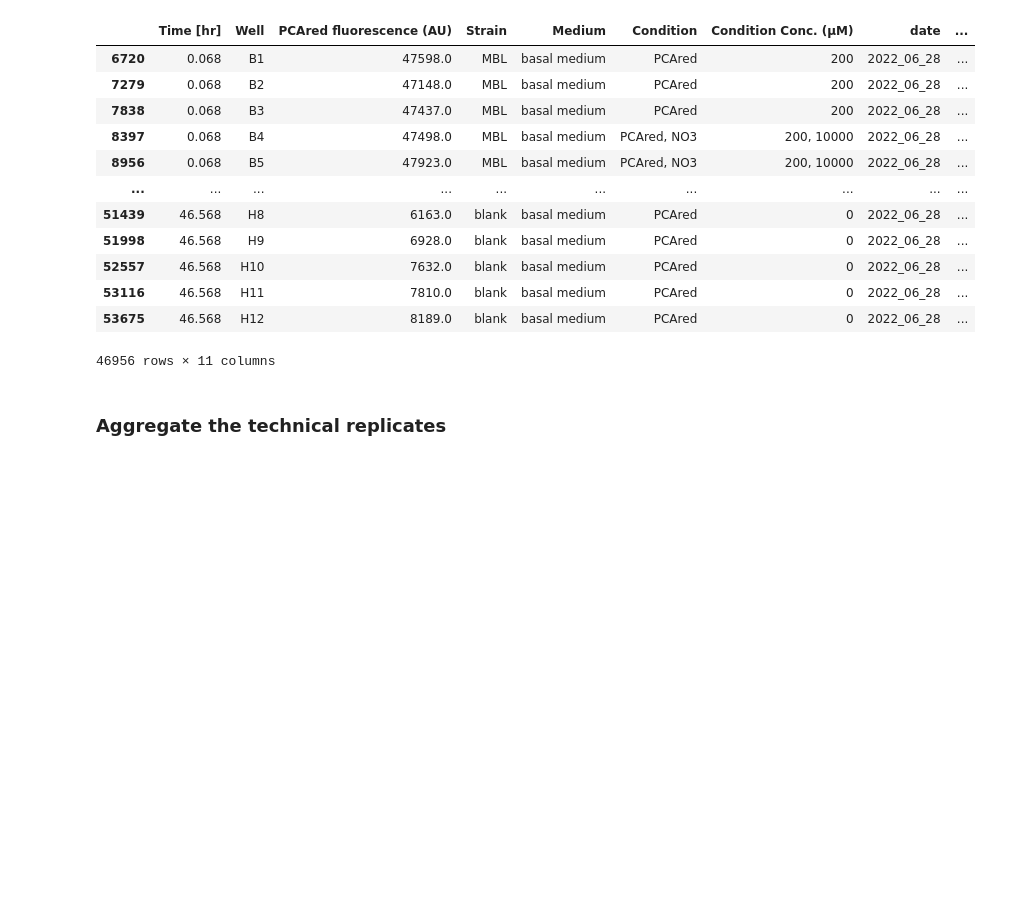
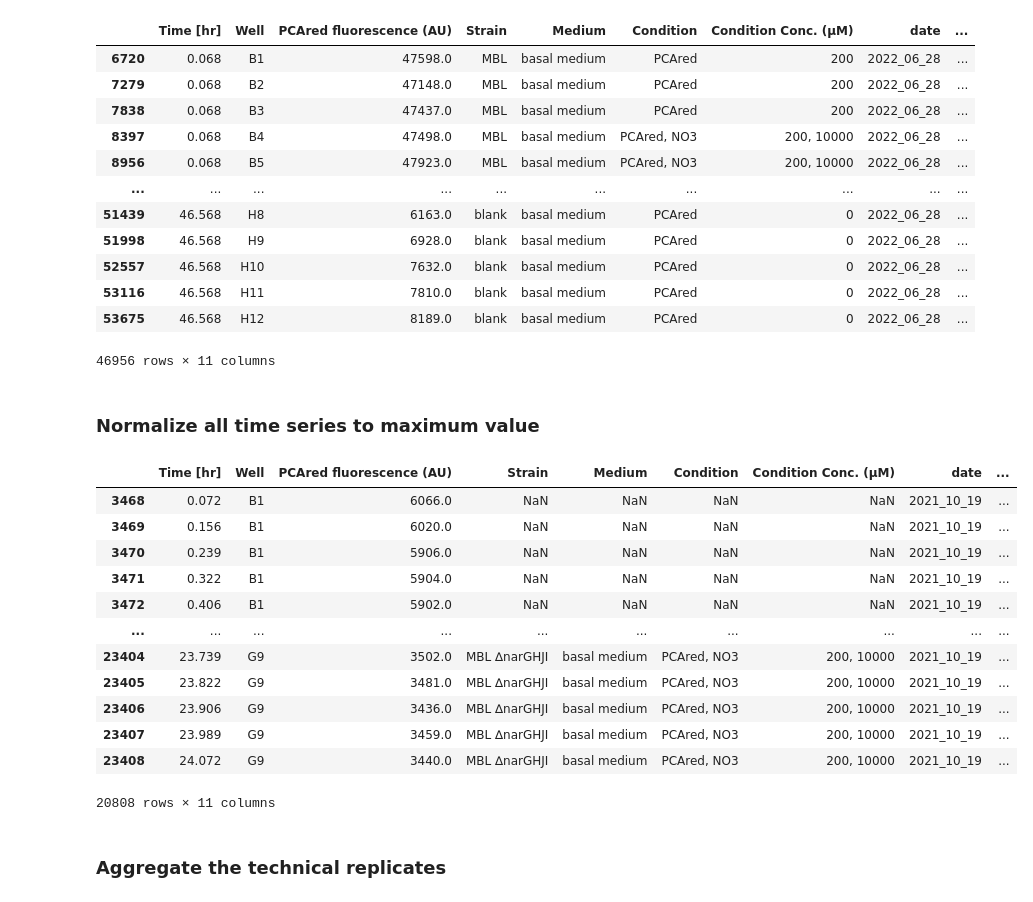
Before and after one commit to ltsypin/Cportucalensis_genetic_mech, a Jupyter notebook: genetic_mechanism_PCA_oxidation_analysis.ipynb, the cells around one changed output. Saved outputs shown, nothing was run; the diff lists cells and outputs as text; code cells hidden in the pictures; blank space fills up the shorter version.

```diff
--- a/genetic_mechanism_PCA_oxidation_analysis.ipynb
+++ b/genetic_mechanism_PCA_oxidation_analysis.ipynb
@@ -487,3 +487,5 @@ calibrated_dfs[8]
 | 53116 | 46.568 | H11 | 7810.0 | blank | basal medium | PCAred | 0 | 2022_06_28 | ... |
 | 53675 | 46.568 | H12 | 8189.0 | blank | basal medium | PCAred | 0 | 2022_06_28 | ... |
 46956 rows × 11 columns
+# %% [markdown]
+### Normalize all time series to maximum value
@@ -490,2 +519,18 @@ calibrated_dfs[8]
+# %%
+normalized_dfs[0]
+# %% [output]
+|  | Time [hr] | Well | PCAred fluorescence (AU) | Strain | Medium | Condition | Condition Conc. (µM) | date | ... |
+| 3468 | 0.072 | B1 | 6066.0 | NaN | NaN | NaN | NaN | 2021_10_19 | ... |
+| 3469 | 0.156 | B1 | 6020.0 | NaN | NaN | NaN | NaN | 2021_10_19 | ... |
+| 3470 | 0.239 | B1 | 5906.0 | NaN | NaN | NaN | NaN | 2021_10_19 | ... |
+| 3471 | 0.322 | B1 | 5904.0 | NaN | NaN | NaN | NaN | 2021_10_19 | ... |
+| 3472 | 0.406 | B1 | 5902.0 | NaN | NaN | NaN | NaN | 2021_10_19 | ... |
+| ... | ... | ... | ... | ... | ... | ... | ... | ... | ... |
+| 23404 | 23.739 | G9 | 3502.0 | MBL ∆narGHJI | basal medium | PCAred, NO3 | 200, 10000 | 2021_10_19 | ... |
+| 23405 | 23.822 | G9 | 3481.0 | MBL ∆narGHJI | basal medium | PCAred, NO3 | 200, 10000 | 2021_10_19 | ... |
+| 23406 | 23.906 | G9 | 3436.0 | MBL ∆narGHJI | basal medium | PCAred, NO3 | 200, 10000 | 2021_10_19 | ... |
+| 23407 | 23.989 | G9 | 3459.0 | MBL ∆narGHJI | basal medium | PCAred, NO3 | 200, 10000 | 2021_10_19 | ... |
+| 23408 | 24.072 | G9 | 3440.0 | MBL ∆narGHJI | basal medium | PCAred, NO3 | 200, 10000 | 2021_10_19 | ... |
+20808 rows × 11 columns
 # %% [markdown]
 ### Aggregate the technical replicates
```
Also changed, not shown: parts of 11 cells of this notebook.
